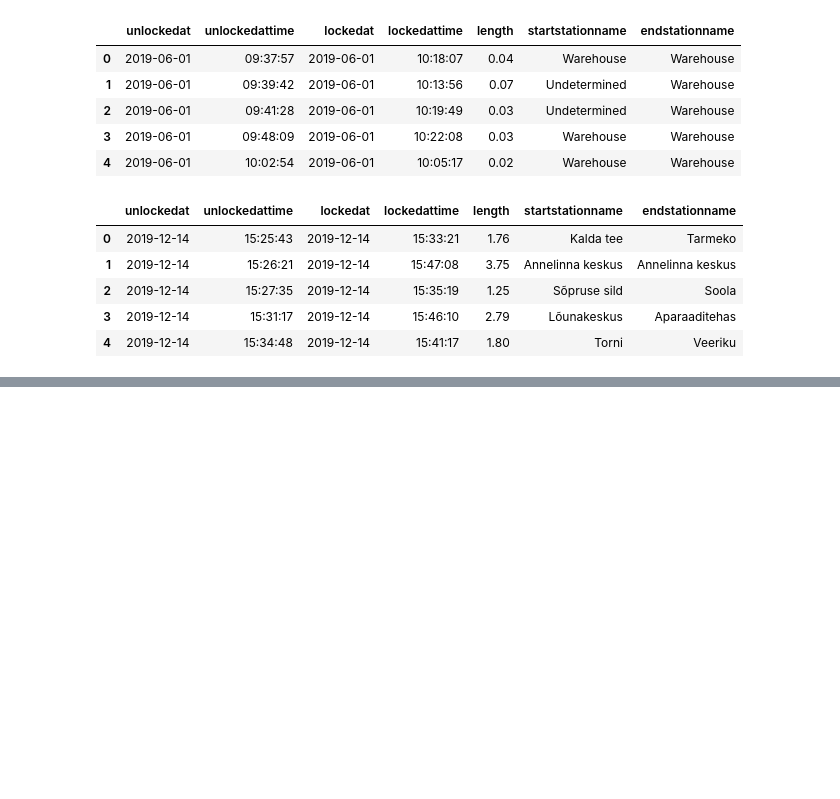
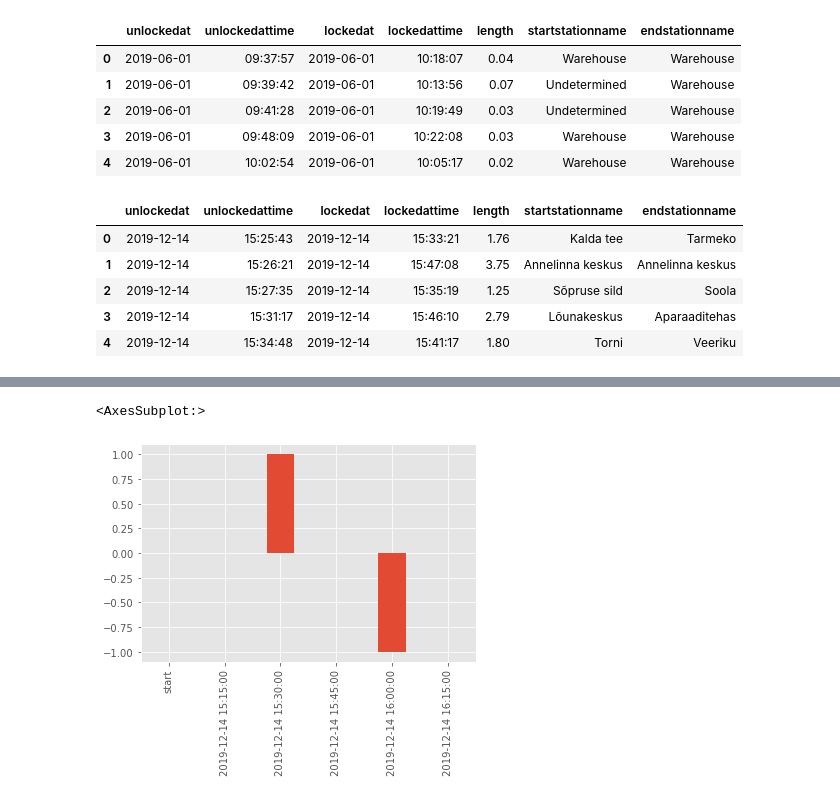
Before and after one commit to 3linameier/IDS2020, a Jupyter notebook: DataExploration.ipynb, the cells around one changed output, grey strips where cells are left out. Saved outputs shown, nothing was run; the diff lists cells and outputs as text; code cells hidden in the pictures; blank space fills up the shorter version.

```diff
--- a/DataExploration.ipynb
+++ b/DataExploration.ipynb
@@ -25,0 +98,4 @@ data2.head()
+# %%
+t = sorteeritud.loc[(sorteeritud['time'] >= '2019 12 14') ]
+t = t.reset_index(drop=True)
+t
@@ -25,0 +120,4 @@ data2.head()
+# %%
+l = np.unique(puhas[['startstationname', 'endstationname']].values)
+
+l
@@ -25,0 +131,20 @@ data2.head()
+# %%
+tim = pd.Timestamp('2019-12-14T15')
+vahemik = pd.to_timedelta("00:15:00")
+uus = pd.DataFrame({'start':0} ,index = l)
+col = pd.DataFrame({tim:0} ,index = l)
+
+for i, station in enumerate(t.station):
+    station = t['station'][i]
+    time = t['time'][i]
+    minek = t['minek'][i]
+    while (abs(tim - time) > vahemik):
+        tim += vahemik
+        uus[tim] = col
+        col = pd.DataFrame({tim:0} ,index = l)
+    else:
+        if minek == 0:
+            col[tim][station] -= 1
+        else:
+            col[tim][station] += 1
+uus
@@ -25,0 +169,7 @@ data2.head()
+# %%
+row = uus.iloc[12]
+# %%
+row.plot(kind='bar')
+# %% [output]
+<AxesSubplot:>
+[figure, added]
```
Also changed, not shown: parts of 7 cells of this notebook, 4 other files.
